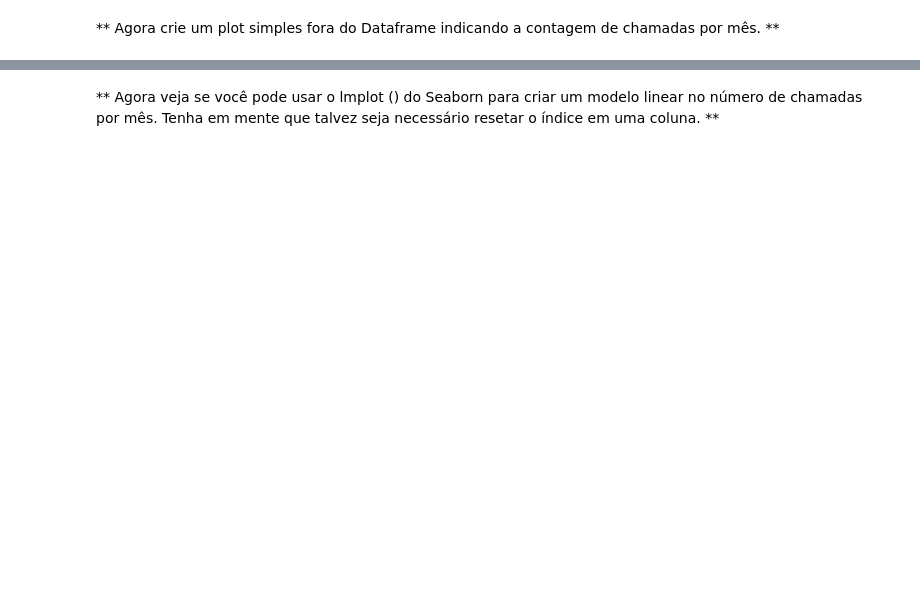
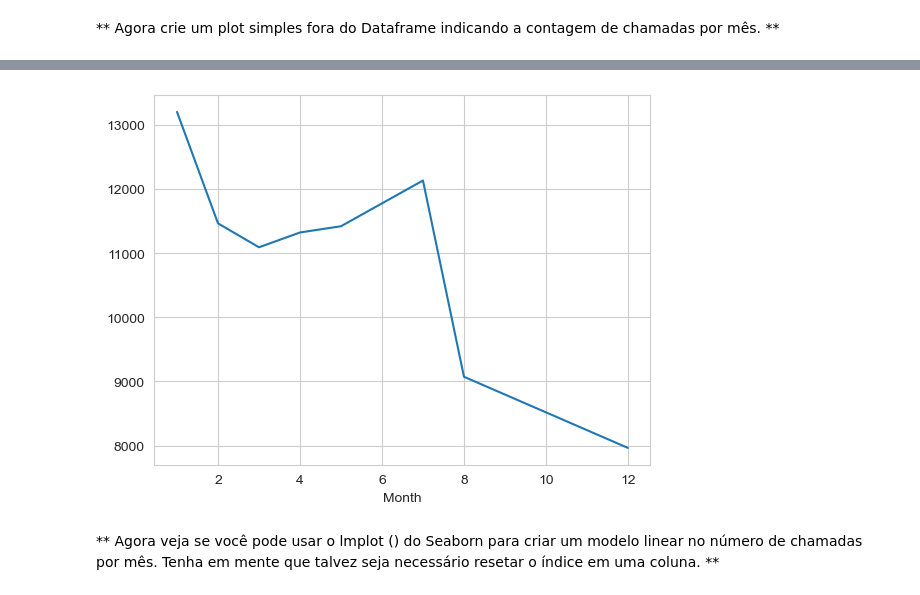
Before and after one commit to peudias/data-cleaning-preparation-cd, a Jupyter notebook: src/Projeto - Ligações para o 911.ipynb, the cells around one changed output, grey strips where cells are left out. Saved outputs shown, nothing was run; the diff lists cells and outputs as text; code cells hidden in the pictures; blank space fills up the shorter version.

```diff
--- a/src/Projeto - Ligações para o 911.ipynb
+++ b/src/Projeto - Ligações para o 911.ipynb
@@ -144,0 +201,3 @@ _____
+# %%
+byMonth = df.groupby('Month').count()
+byMonth.head()
@@ -151,2 +214,7 @@ _____
+# %%
+byMonth['twp'].plot()
+plt.show()
+# %% [output]
+[figure, added]
 # %% [markdown]
 ** Agora veja se você pode usar o lmplot () do Seaborn para criar um modelo linear no número de chamadas por mês. Tenha em mente que talvez seja necessário resetar o índice em uma coluna. **
```
Also changed, not shown: parts of 49 cells of this notebook.
